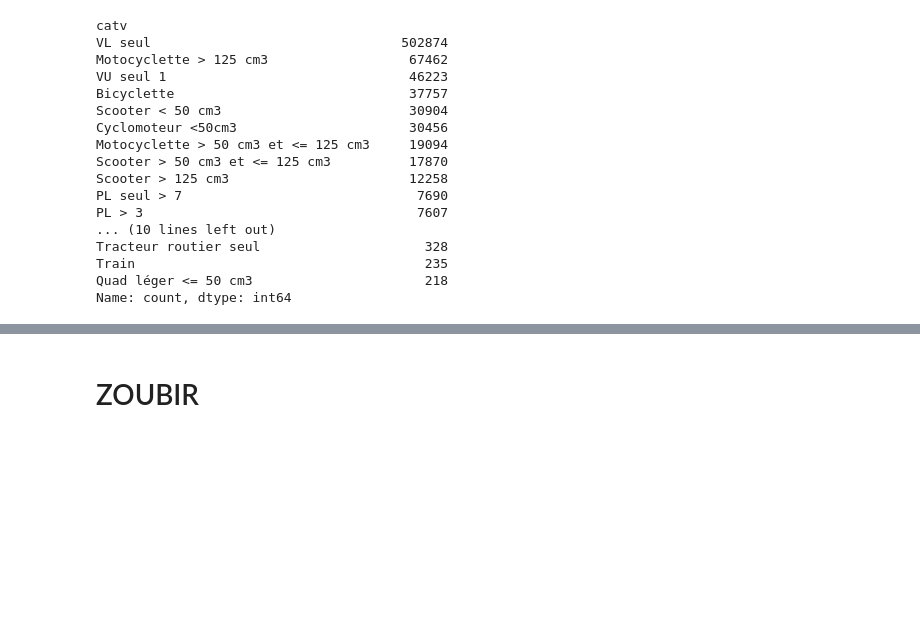
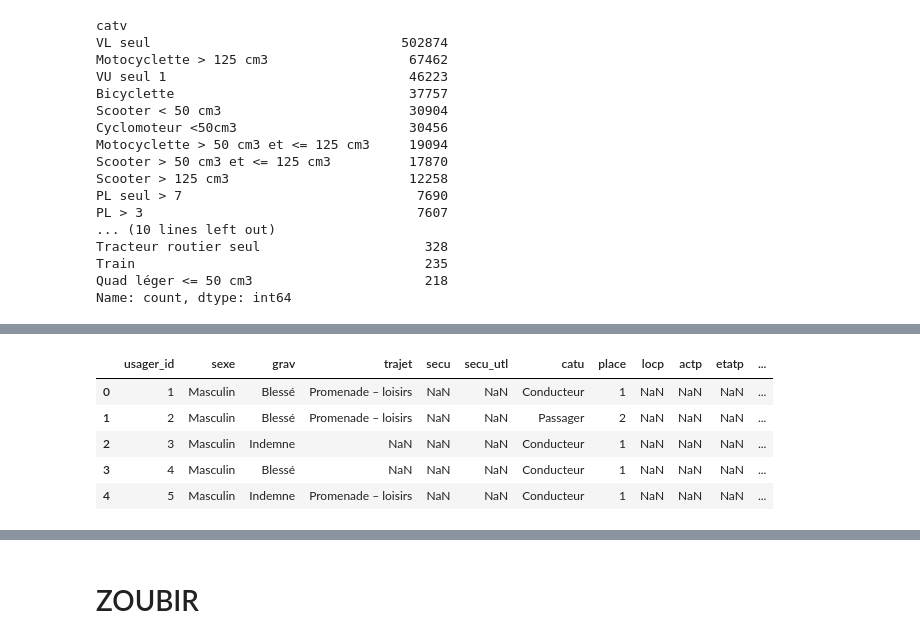
Before and after one commit to LounesAbd/Projet-1-Simplon-Data-Engineer-2025---Mighty-Mosquitoes, a Jupyter notebook: etl/etl_accidents.ipynb, the cells around one changed output, grey strips where cells are left out. Cells and saved outputs as stored; diff of their text form; code cells hidden in the pictures; blank space fills up the shorter version.

```diff
--- a/etl/etl_accidents.ipynb
+++ b/etl/etl_accidents.ipynb
@@ -928,0 +1177,13 @@ df_usagers.head()
+# %%
+# EXPLORATION
+
+# Test clean_usager_df fonction
+df_usager_clean = clean_usager_df(df_usager_exploded)
+df_usager_clean.head()
+# %% [output]
+|  | usager_id | sexe | grav | trajet | secu | secu_utl | catu | place | locp | actp | etatp | ... |
+| 0 | 1 | Masculin | Blessé | Promenade – loisirs | NaN | NaN | Conducteur | 1 | NaN | NaN | NaN | ... |
+| 1 | 2 | Masculin | Blessé | Promenade – loisirs | NaN | NaN | Passager | 2 | NaN | NaN | NaN | ... |
+| 2 | 3 | Masculin | Indemne | NaN | NaN | NaN | Conducteur | 1 | NaN | NaN | NaN | ... |
+| 3 | 4 | Masculin | Blessé | NaN | NaN | NaN | Conducteur | 1 | NaN | NaN | NaN | ... |
+| 4 | 5 | Masculin | Indemne | Promenade – loisirs | NaN | NaN | Conducteur | 1 | NaN | NaN | NaN | ... |
```
Also changed, not shown: parts of 41 cells of this notebook, 1 other file.
